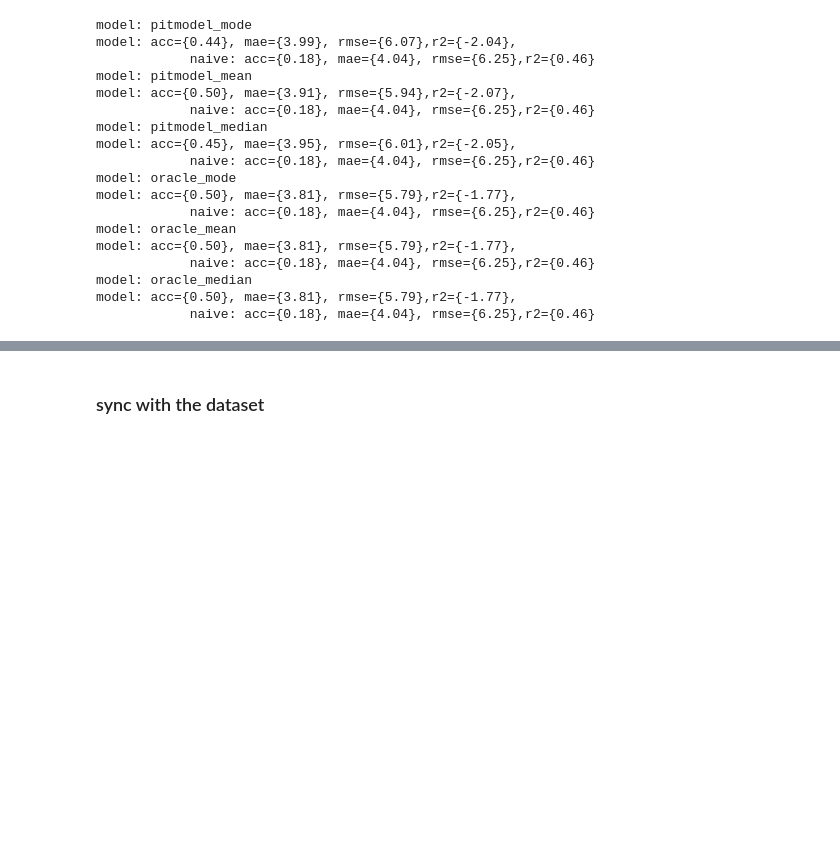
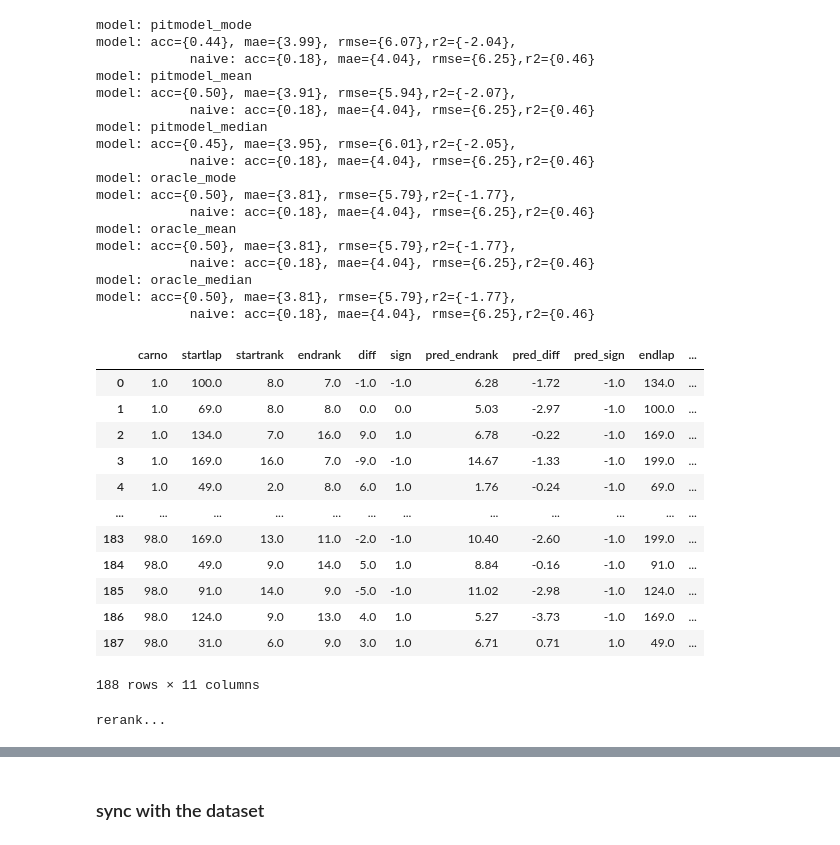
Before and after one commit to DSC-SPIDAL/rankpredictor, a Jupyter notebook: run/21.PaperReady/notebook/Evaluate-forecasts-paper.ipynb, the cells around one changed output, grey strips where cells are left out. Cells and saved outputs as stored; diff of their text form; code cells hidden in the pictures; blank space fills up the shorter version.

```diff
--- a/run/21.PaperReady/notebook/Evaluate-forecasts-paper.ipynb
+++ b/run/21.PaperReady/notebook/Evaluate-forecasts-paper.ipynb
@@ -205,3 +260,26 @@ model: acc={0.50}, mae={3.81}, rmse={5.79},r2={-1.77},
 model: oracle_median
 model: acc={0.50}, mae={3.81}, rmse={5.79},r2={-1.77},
             naive: acc={0.18}, mae={4.04}, rmse={6.25},r2={0.46}
+# %%
+ranknetdf['2018']['pitmodel_mean']
+# %% [output]
+|  | carno | startlap | startrank | endrank | diff | sign | pred_endrank | pred_diff | pred_sign | endlap | ... |
+| 0 | 1.0 | 100.0 | 8.0 | 7.0 | -1.0 | -1.0 | 6.28 | -1.72 | -1.0 | 134.0 | ... |
+| 1 | 1.0 | 69.0 | 8.0 | 8.0 | 0.0 | 0.0 | 5.03 | -2.97 | -1.0 | 100.0 | ... |
+| 2 | 1.0 | 134.0 | 7.0 | 16.0 | 9.0 | 1.0 | 6.78 | -0.22 | -1.0 | 169.0 | ... |
+| 3 | 1.0 | 169.0 | 16.0 | 7.0 | -9.0 | -1.0 | 14.67 | -1.33 | -1.0 | 199.0 | ... |
+| 4 | 1.0 | 49.0 | 2.0 | 8.0 | 6.0 | 1.0 | 1.76 | -0.24 | -1.0 | 69.0 | ... |
+| ... | ... | ... | ... | ... | ... | ... | ... | ... | ... | ... | ... |
+| 183 | 98.0 | 169.0 | 13.0 | 11.0 | -2.0 | -1.0 | 10.40 | -2.60 | -1.0 | 199.0 | ... |
+| 184 | 98.0 | 49.0 | 9.0 | 14.0 | 5.0 | 1.0 | 8.84 | -0.16 | -1.0 | 91.0 | ... |
+| 185 | 98.0 | 91.0 | 14.0 | 9.0 | -5.0 | -1.0 | 11.02 | -2.98 | -1.0 | 124.0 | ... |
+| 186 | 98.0 | 124.0 | 9.0 | 13.0 | 4.0 | 1.0 | 5.27 | -3.73 | -1.0 | 169.0 | ... |
+| 187 | 98.0 | 31.0 | 6.0 | 9.0 | 3.0 | 1.0 | 6.71 | 0.71 | 1.0 | 49.0 | ... |
+188 rows × 11 columns
+# %%
+### stint result, just cannot do rerank,
+### instead use int()
+df = do_rerank(ranknetdf['2018']['pitmodel_mean'],short=False)
+stint.get_evalret(df)
+# %% [output]
+rerank...
```
Also changed, not shown: parts of 13 cells of this notebook, 9 other files.
